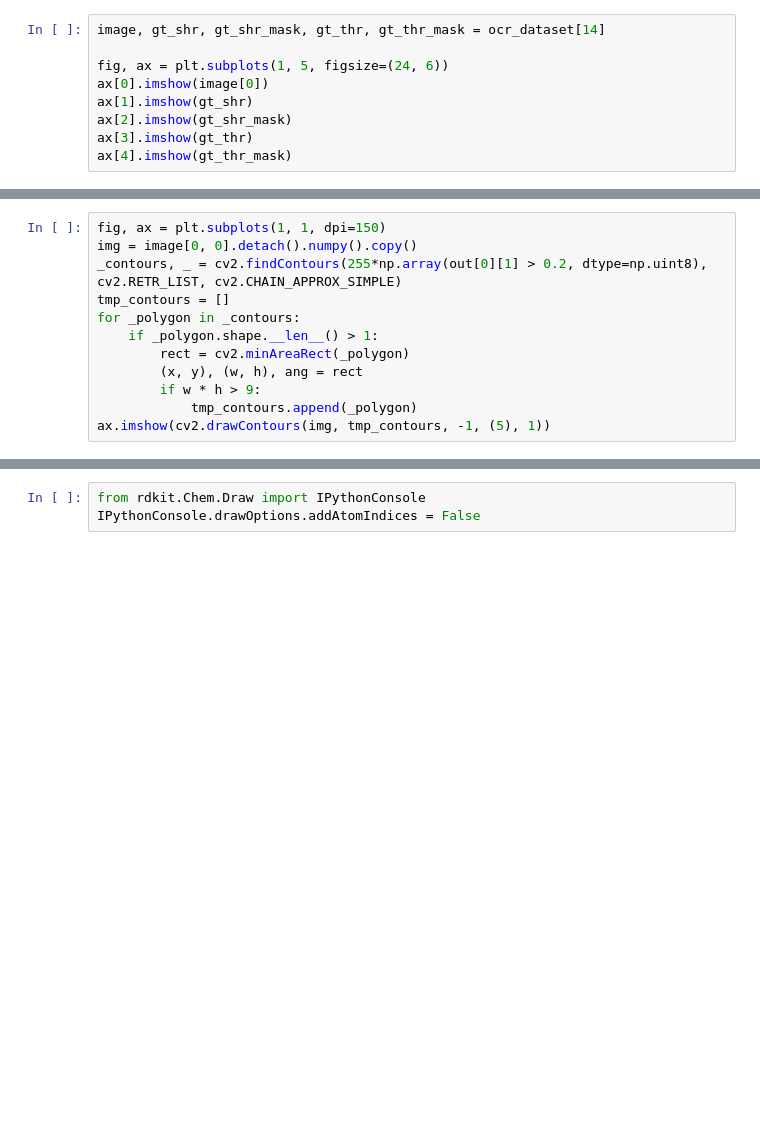
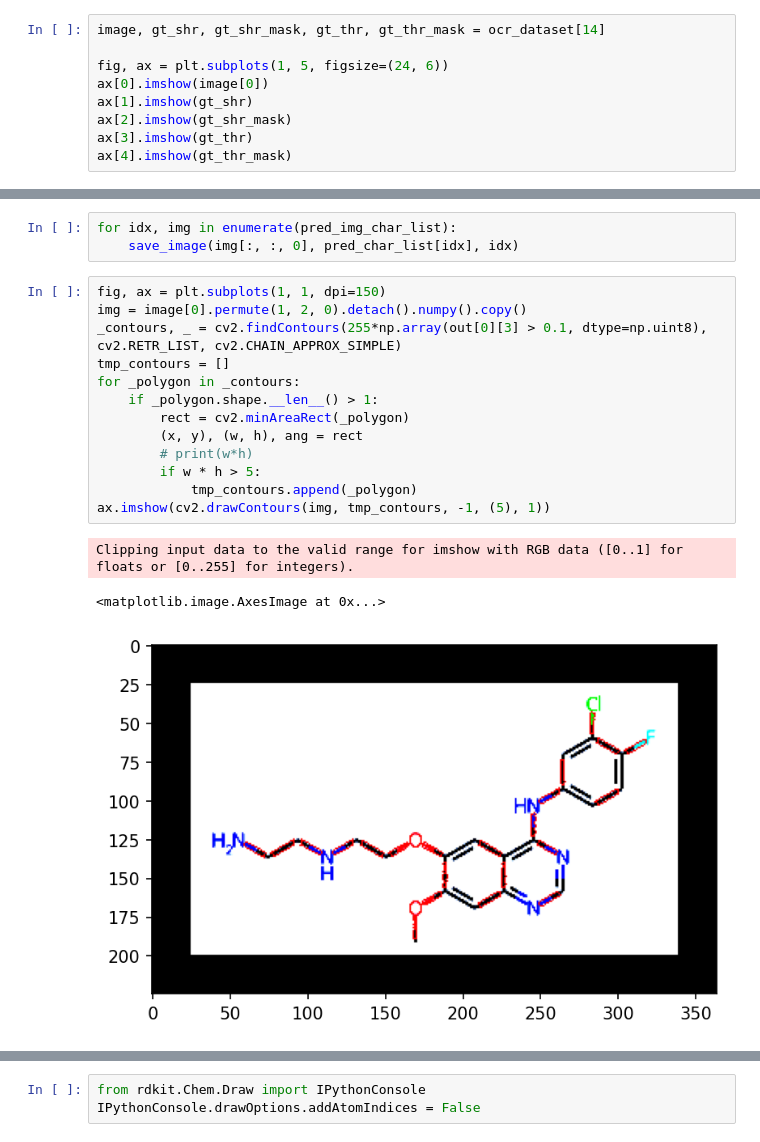
Before and after one commit to duaibeom/chemOCR, a Jupyter notebook: test.ipynb, the cells around one changed output, grey strips where cells are left out. Drawn from its saved outputs; the diff is of its cells as text; blank space fills up the shorter version.

```diff
--- a/test.ipynb
+++ b/test.ipynb
@@ -115,15 +189,23 @@ get_mol(contours, pred_heavy_char_list, b_pair)
+# %%
+for idx, img in enumerate(pred_img_char_list):
+    save_image(img[:, :, 0], pred_char_list[idx], idx)
 # %%
 fig, ax = plt.subplots(1, 1, dpi=150)
-img = image[0, 0].detach().numpy().copy()
-_contours, _ = cv2.findContours(255*np.array(out[0][1] > 0.2, dtype=np.uint8), cv2.RETR_LIST, cv2.CHAIN_APPROX_SIMPLE)
+img = image[0].permute(1, 2, 0).detach().numpy().copy()
+_contours, _ = cv2.findContours(255*np.array(out[0][3] > 0.1, dtype=np.uint8), cv2.RETR_LIST, cv2.CHAIN_APPROX_SIMPLE)
 tmp_contours = []
 for _polygon in _contours:
     if _polygon.shape.__len__() > 1:
         rect = cv2.minAreaRect(_polygon)
         (x, y), (w, h), ang = rect
-        if w * h > 9:
+        # print(w*h)
+        if w * h > 5:
             tmp_contours.append(_polygon)
 ax.imshow(cv2.drawContours(img, tmp_contours, -1, (5), 1))
+# %% [output]
+Clipping input data to the valid range for imshow with RGB data ([0..1] for floats or [0..255] for integers).
+<matplotlib.image.AxesImage at 0x...>
+[figure, added]
 # %%
 fig, ax = plt.subplots(2, 4, figsize=(24, 10))
 ax[0, 0].imshow(image[0, 0].detach().numpy())
```
Also changed, not shown: parts of 17 cells of this notebook, 19 other files.
